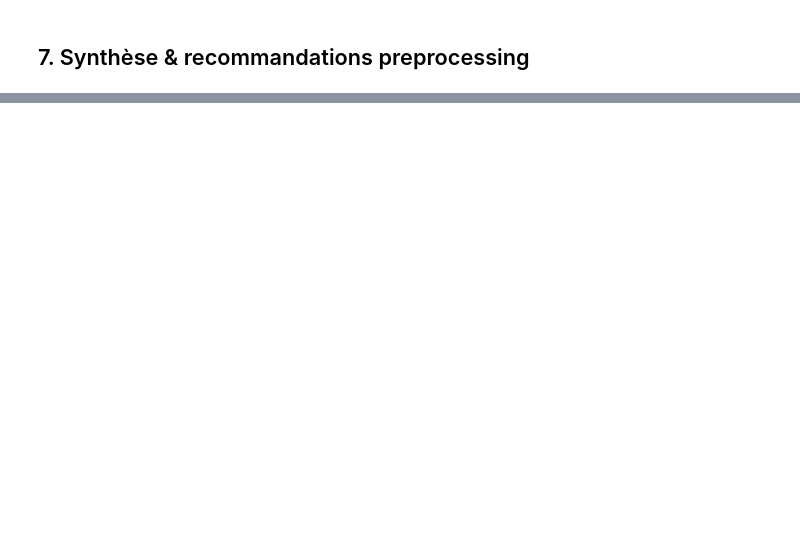
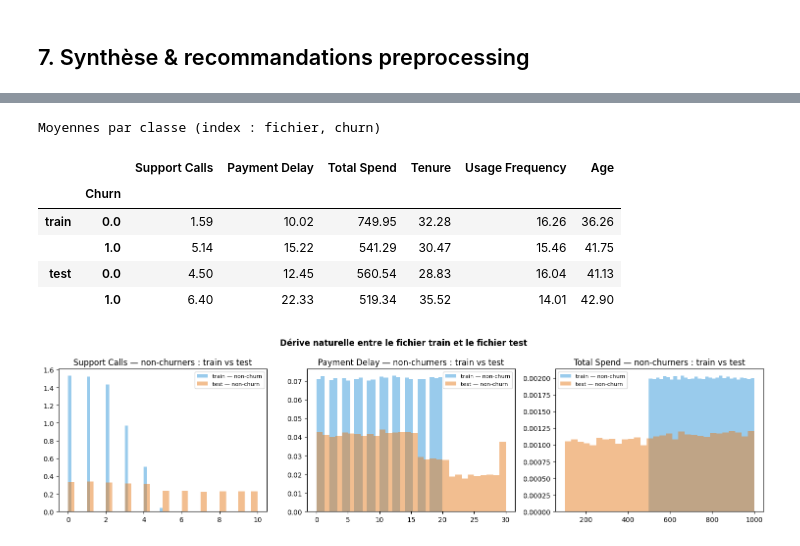
Before and after one commit to emelineroblot/jedha-final-projet-dslead, a Jupyter notebook: notebooks/02_eda_new_dataset.ipynb, the cells around one changed output, grey strips where cells are left out. Drawn from its saved outputs; the diff is of its cells as text; code cells hidden in the pictures; blank space fills up the shorter version.

```diff
--- a/notebooks/02_eda_new_dataset.ipynb
+++ b/notebooks/02_eda_new_dataset.ipynb
@@ -198,0 +305,27 @@ PREPROCESSING RECOMMANDÉ
+# %%
+compare_cols = ['Support Calls', 'Payment Delay', 'Total Spend', 'Tenure', 'Usage Frequency', 'Age']
+by_class = pd.concat({
+    'train': train.groupby(TARGET)[compare_cols].mean(),
+    'test': test.groupby(TARGET)[compare_cols].mean(),
+}, axis=0).round(2)
+print('Moyennes par classe (index : fichier, churn)')
+display(by_class)
+
+fig, axes = plt.subplots(1, 3, figsize=(15, 4))
+for ax, feat in zip(axes, ['Support Calls', 'Payment Delay', 'Total Spend']):
+    for df_, name, color in [(train, 'train', '#3498db'), (test, 'test', '#e67e22')]:
+        ax.hist(df_[df_[TARGET] == 0][feat], bins=30, alpha=0.5, density=True, color=color, label=f'{name} — non-churn')
+    ax.set_title(f'{feat} — non-churners : train vs test')
+    ax.legend(fontsize=8)
+plt.suptitle('Dérive naturelle entre le fichier train et le fichier test', fontweight='bold')
+plt.tight_layout()
+plt.show()
+# %% [output]
+Moyennes par classe (index : fichier, churn)
+|  |  | Support Calls | Payment Delay | Total Spend | Tenure | Usage Frequency | Age |
+|  | Churn |  |  |  |  |  |  |
+| train | 0.0 | 1.59 | 10.02 | 749.95 | 32.28 | 16.26 | 36.26 |
+|  | 1.0 | 5.14 | 15.22 | 541.29 | 30.47 | 15.46 | 41.75 |
+| test | 0.0 | 4.50 | 12.45 | 560.54 | 28.83 | 16.04 | 41.13 |
+|  | 1.0 | 6.40 | 22.33 | 519.34 | 35.52 | 14.01 | 42.90 |
+[figure, added]
```
Also changed, not shown: parts of 12 cells of this notebook, 58 other files.
